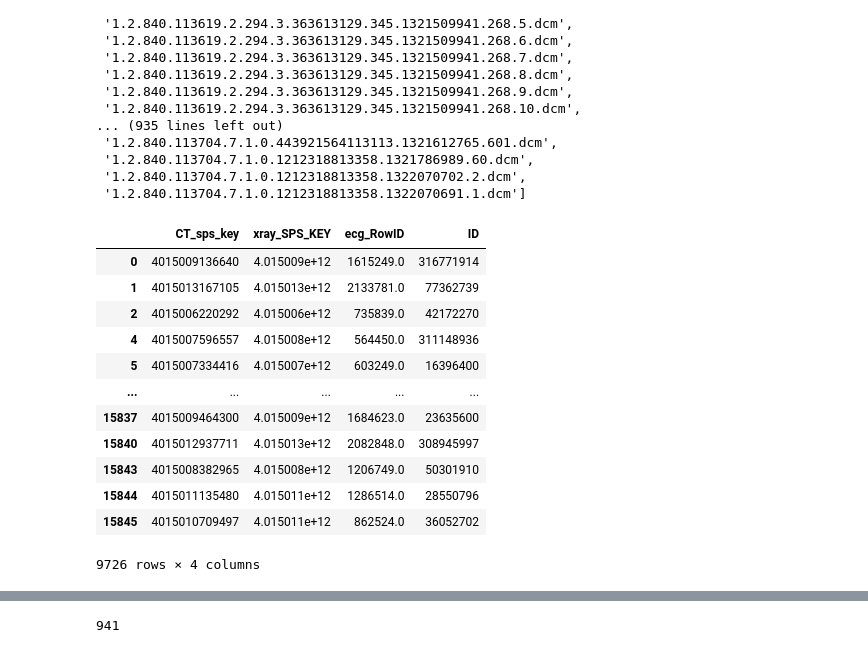
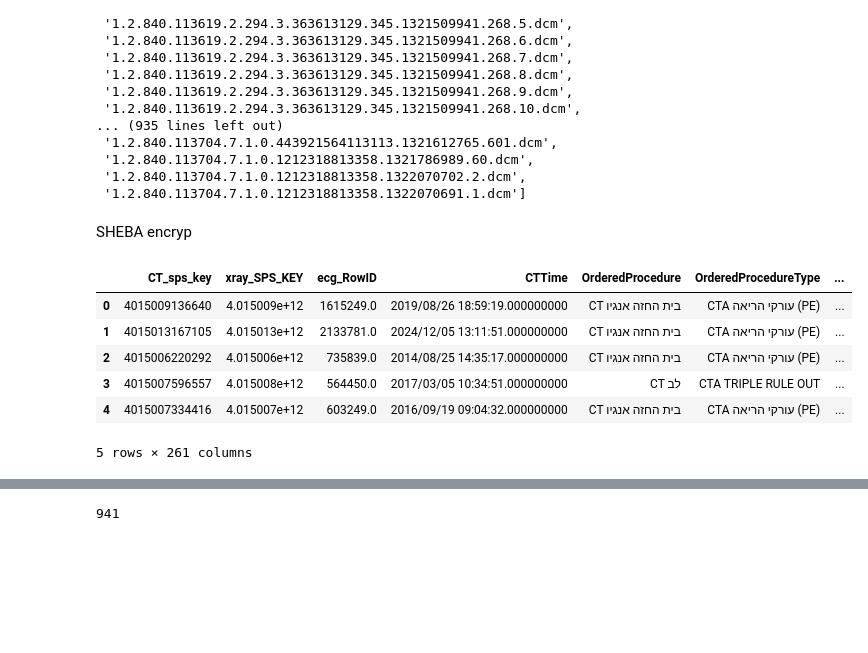
Before and after one commit to MaorSagi/X-ray2CTPA, a Jupyter notebook: drafts/sanity.ipynb, the cells around one changed output, grey strips where cells are left out. Cells and saved outputs as stored; diff of their text form; code cells hidden in the pictures; blank space fills up the shorter version.

```diff
--- a/drafts/sanity.ipynb
+++ b/drafts/sanity.ipynb
@@ -43,21 +43,17 @@ os.listdir(dicom_dir)
  '1.2.840.113704.7.1.0.1212318813358.1321786989.60.dcm',
  '1.2.840.113704.7.1.0.1212318813358.1322070702.2.dcm',
  '1.2.840.113704.7.1.0.1212318813358.1322070691.1.dcm']
+# %% [markdown]
+SHEBA encryp
 # %%
 import pandas as pd
-full_final_triplets_df = pd.read_pickle(r"X:\jupyterhub\users\maor-sagi---d6eed313\ai_pred_cardio_pe\cardio_pe\DS\resources\full_final_triplets_df_dup_id.pkl")
-full_final_triplets_df
+full_final_triplets_df = pd.read_csv(r"F:\Maor\X-ray2CTPA\data\xray_ecg_full_props_PE_data_split_gemini_label_01082025.csv")
+full_final_triplets_df.head()
 # %% [output]
-|  | CT_sps_key | xray_SPS_KEY | ecg_RowID | ID |
-| 0 | 4015009136640 | 4.015009e+12 | 1615249.0 | 316771914 |
-| 1 | 4015013167105 | 4.015013e+12 | 2133781.0 | 77362739 |
-| 2 | 4015006220292 | 4.015006e+12 | 735839.0 | 42172270 |
-| 4 | 4015007596557 | 4.015008e+12 | 564450.0 | 311148936 |
-| 5 | 4015007334416 | 4.015007e+12 | 603249.0 | 16396400 |
-| ... | ... | ... | ... | ... |
-| 15837 | 4015009464300 | 4.015009e+12 | 1684623.0 | 23635600 |
-| 15840 | 4015012937711 | 4.015013e+12 | 2082848.0 | 308945997 |
-| 15843 | 4015008382965 | 4.015008e+12 | 1206749.0 | 50301910 |
-| 15844 | 4015011135480 | 4.015011e+12 | 1286514.0 | 28550796 |
-| 15845 | 4015010709497 | 4.015011e+12 | 862524.0 | 36052702 |
+|  | CT_sps_key | xray_SPS_KEY | ecg_RowID | CTTime | OrderedProcedure | OrderedProcedureType | ... |
+| 0 | 4015009136640 | 4.015009e+12 | 1615249.0 | 2019/08/26 18:59:19.000000000 | CT בית החזה אנגיו | CTA עורקי הריאה (PE) | ... |
+| 1 | 4015013167105 | 4.015013e+12 | 2133781.0 | 2024/12/05 13:11:51.000000000 | CT בית החזה אנגיו | CTA עורקי הריאה (PE) | ... |
+| 2 | 4015006220292 | 4.015006e+12 | 735839.0 | 2014/08/25 14:35:17.000000000 | CT בית החזה אנגיו | CTA עורקי הריאה (PE) | ... |
+| 3 | 4015007596557 | 4.015008e+12 | 564450.0 | 2017/03/05 10:34:51.000000000 | CT לב | CTA TRIPLE RULE OUT | ... |
+| 4 | 4015007334416 | 4.015007e+12 | 603249.0 | 2016/09/19 09:04:32.000000000 | CT בית החזה אנגיו | CTA עורקי הריאה (PE) | ... |
-9726 rows × 4 columns
+5 rows × 261 columns
```
Also changed, not shown: parts of 11 cells of this notebook, 16 other files.
